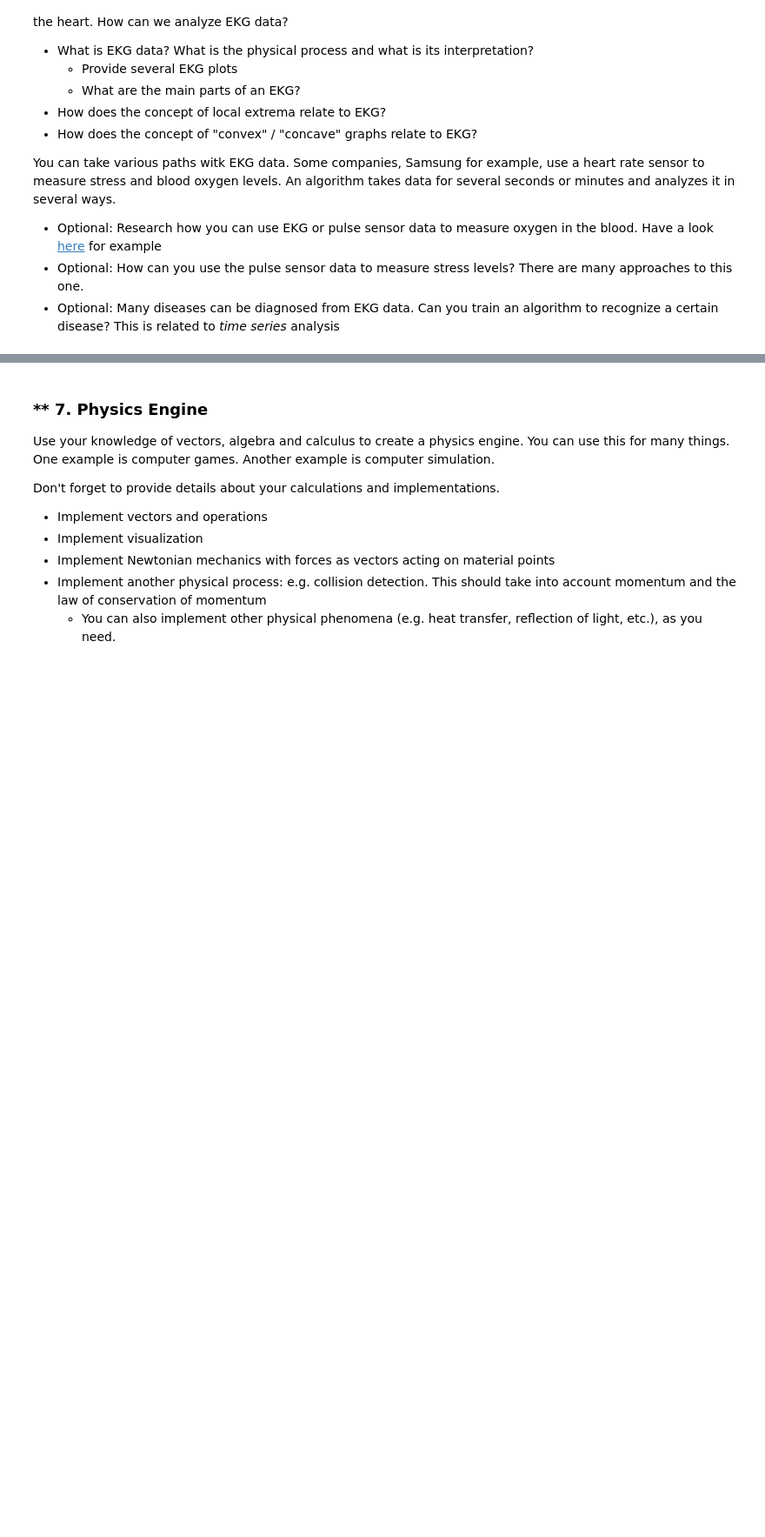
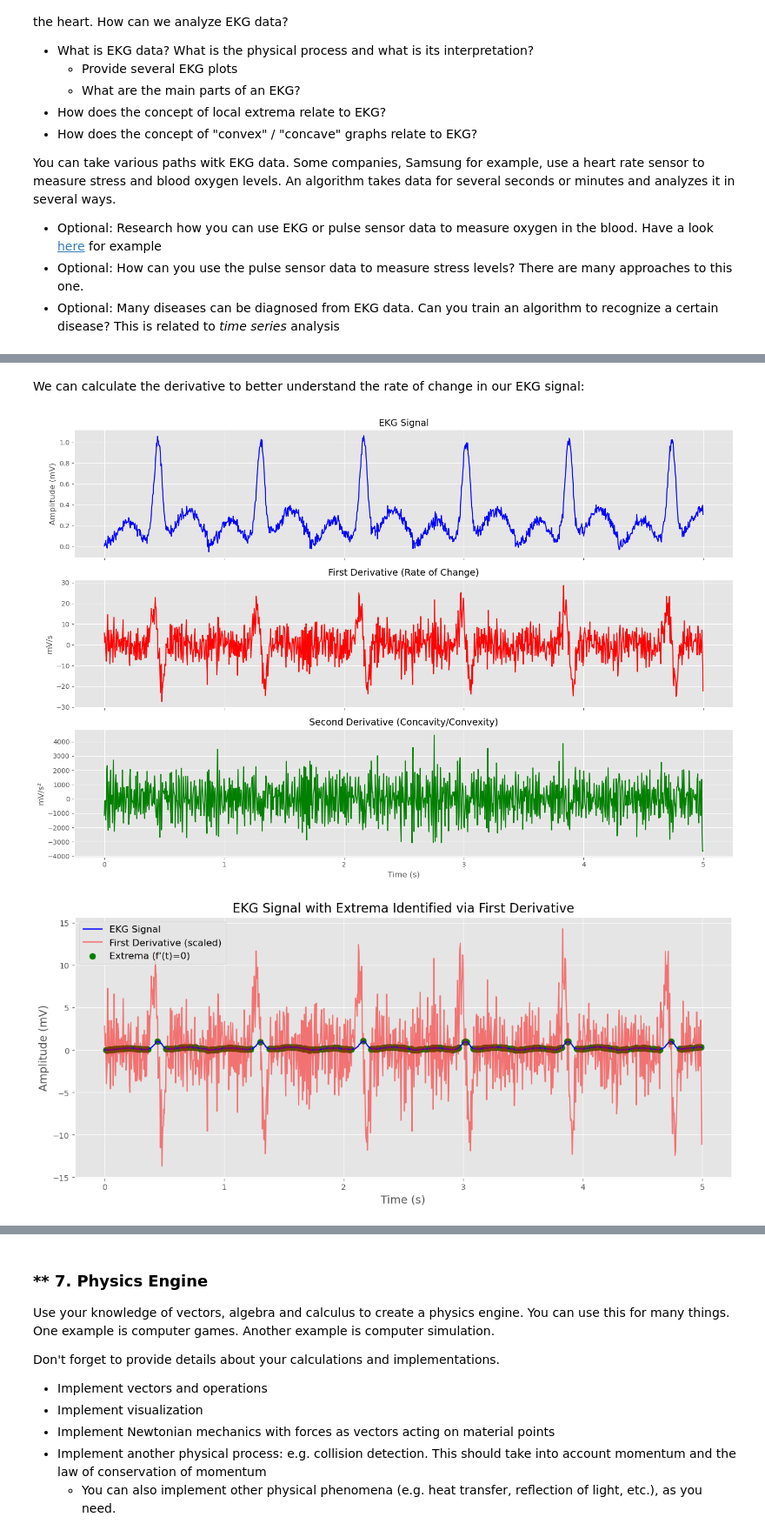
Before and after one commit to Araychev/UPSKILL-AI-and-Machine-Learning---2025, a Jupyter notebook: Math Concepts for Developers - март 2025/Exercise_Calculus/Calculus Exercise.ipynb, the cells around one changed output, grey strips where cells are left out. Shown at 87% size. Saved outputs shown, nothing was run; the diff lists cells and outputs as text; code cells hidden in the pictures; blank space fills up the shorter version.

```diff
--- a/Math Concepts for Developers - март 2025/Exercise_Calculus/Calculus Exercise.ipynb
+++ b/Math Concepts for Developers - март 2025/Exercise_Calculus/Calculus Exercise.ipynb
@@ -616,0 +954,64 @@ You can take various paths witk EKG data. Some companies, Samsung for example, u
+# %% [markdown]
+We can calculate the derivative to better understand the rate of change in our EKG signal:
+# %%
+def calculate_derivatives(signal, fs=250):
+    """
+    Calculate first and second derivatives of an EKG signal
+
+    Parameters:
+    signal: EKG signal array
+    fs: Sampling frequency
+
+    Returns:
+    tuple: (first_derivative, second_derivative)
+    """
+    # Calculate first derivative (velocity)
+    first_derivative = np.gradient(signal) * fs
+
+    # Calculate second derivative (acceleration)
+    second_derivative = np.gradient(first_derivative) * fs
+
+    return first_derivative, second_derivative
+
+# Calculate derivatives for normal EKG
+first_deriv, second_deriv = calculate_derivatives(ecg_normal)
+
+# Plot signal and its derivatives
+fig, axes = plt.subplots(3, 1, figsize=(15, 10), sharex=True)
+
+axes[0].plot(time, ecg_normal, 'b-')
+axes[0].set_title('EKG Signal', fontsize=14)
+axes[0].set_ylabel('Amplitude (mV)', fontsize=12)
+axes[0].grid(True)
+
+axes[1].plot(time, first_deriv, 'r-')
+axes[1].set_title('First Derivative (Rate of Change)', fontsize=14)
+axes[1].set_ylabel('mV/s', fontsize=12)
+axes[1].grid(True)
+
+axes[2].plot(time, second_deriv, 'g-')
+axes[2].set_title('Second Derivative (Concavity/Convexity)', fontsize=14)
+axes[2].set_xlabel('Time (s)', fontsize=12)
+axes[2].set_ylabel('mV/s²', fontsize=12)
+axes[2].grid(True)
+
+plt.tight_layout()
+plt.show()
+
+# Highlight zero crossings in first derivative (extrema)
+zero_crossings = np.where(np.diff(np.signbit(first_deriv)))[0]
+
+plt.figure(figsize=(15, 6))
+plt.plot(time, ecg_normal, 'b-', label='EKG Signal')
+plt.plot(time, first_deriv * 0.5, 'r-', alpha=0.5, label='First Derivative (scaled)')
+plt.scatter(time[zero_crossings], ecg_normal[zero_crossings], color='green', s=60, label='Extrema (f\'(t)=0)')
+
+plt.title('EKG Signal with Extrema Identified via First Derivative', fontsize=16)
+plt.xlabel('Time (s)', fontsize=14)
+plt.ylabel('Amplitude (mV)', fontsize=14)
+plt.legend(fontsize=12)
+plt.grid(True)
+plt.show()
+# %% [output]
+[figure, added]
+[figure, added]
```
Also changed, not shown: parts of 39 cells of this notebook.
